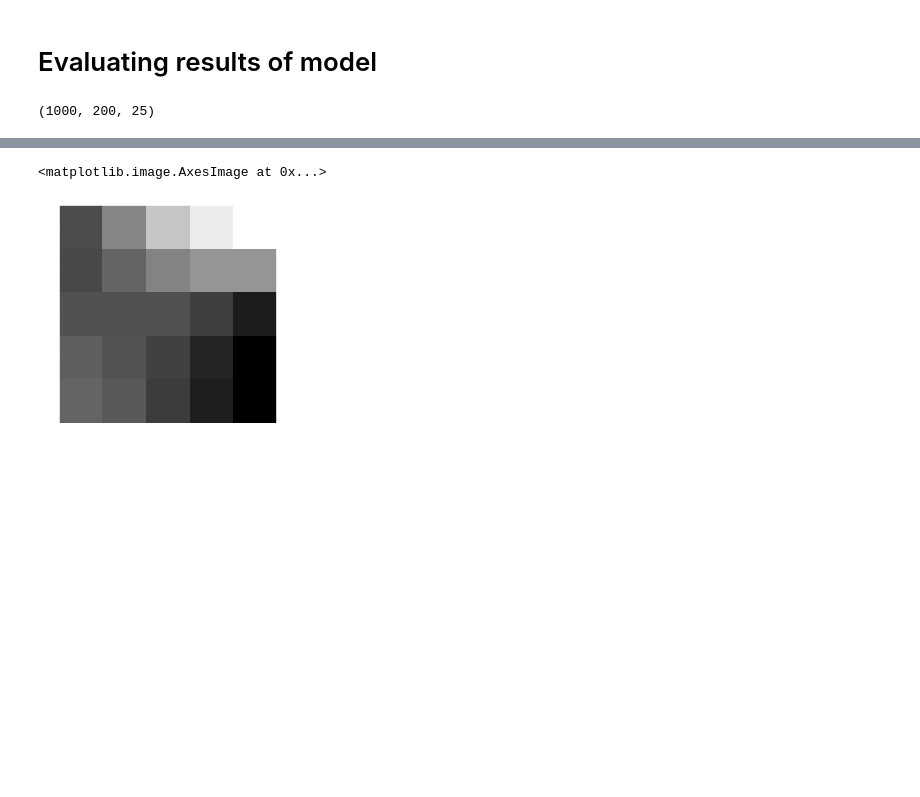
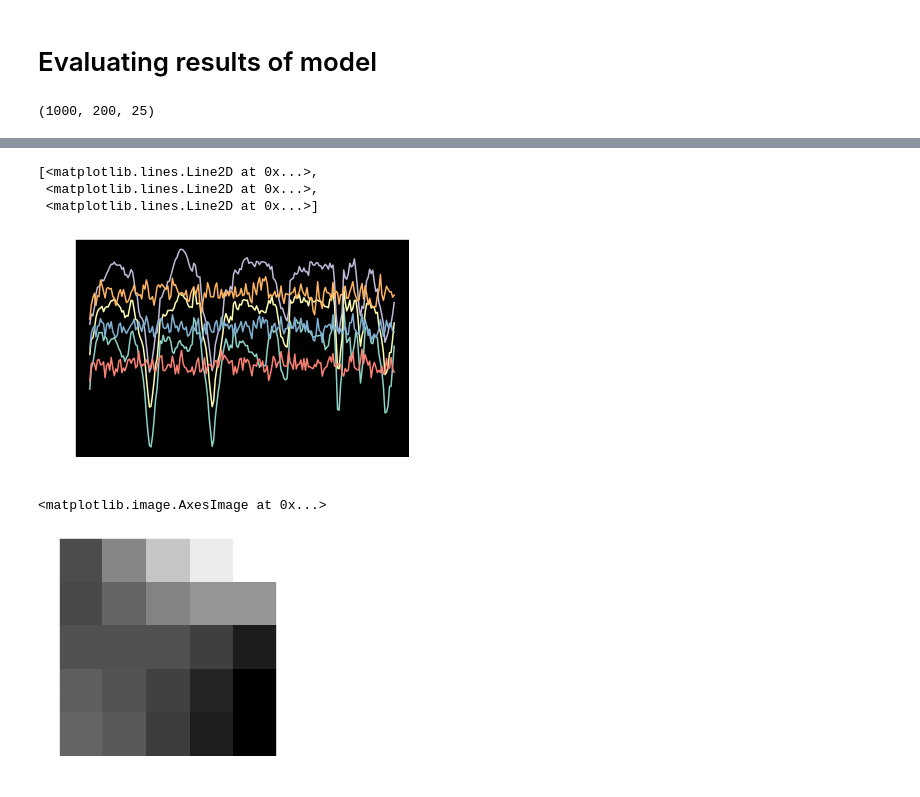
Before and after one commit to markusOlsen1/ModelBasedProject, a Jupyter notebook: main.ipynb, the cells around one changed output, grey strips where cells are left out. Saved outputs shown, nothing was run; the diff lists cells and outputs as text; code cells hidden in the pictures; blank space fills up the shorter version.

```diff
--- a/main.ipynb
+++ b/main.ipynb
@@ -268,3 +278,12 @@ final_pred = mean_ys * np.std(vid) +vid.mean(axis=0)
+# %%
+plt.figure()
+plt.plot(test_vid[:,[2,3,4],[2,3,4]])
+plt.plot(final_pred[:,[2,3,4],[2,3,4]])
+# %% [output]
+[<matplotlib.lines.Line2D at 0x...>,
+ <matplotlib.lines.Line2D at 0x...>,
+ <matplotlib.lines.Line2D at 0x...>]
+[figure, added]
 # %%
 plt.imshow(mean_ys[0],cmap="gray")
 # %% [output]
```
Also changed, not shown: parts of 3 cells of this notebook.
